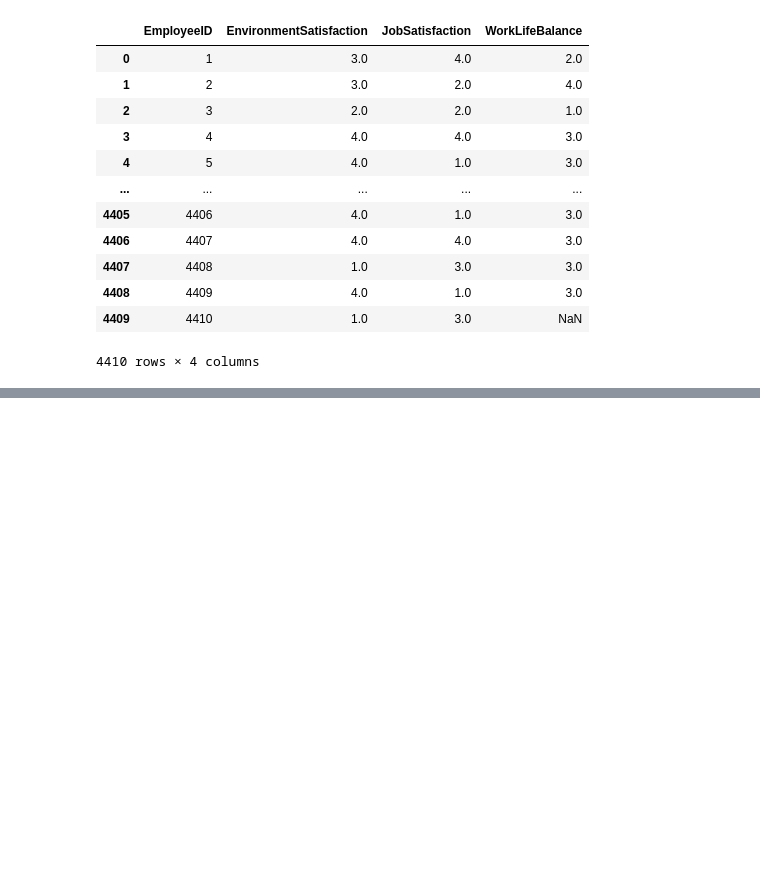
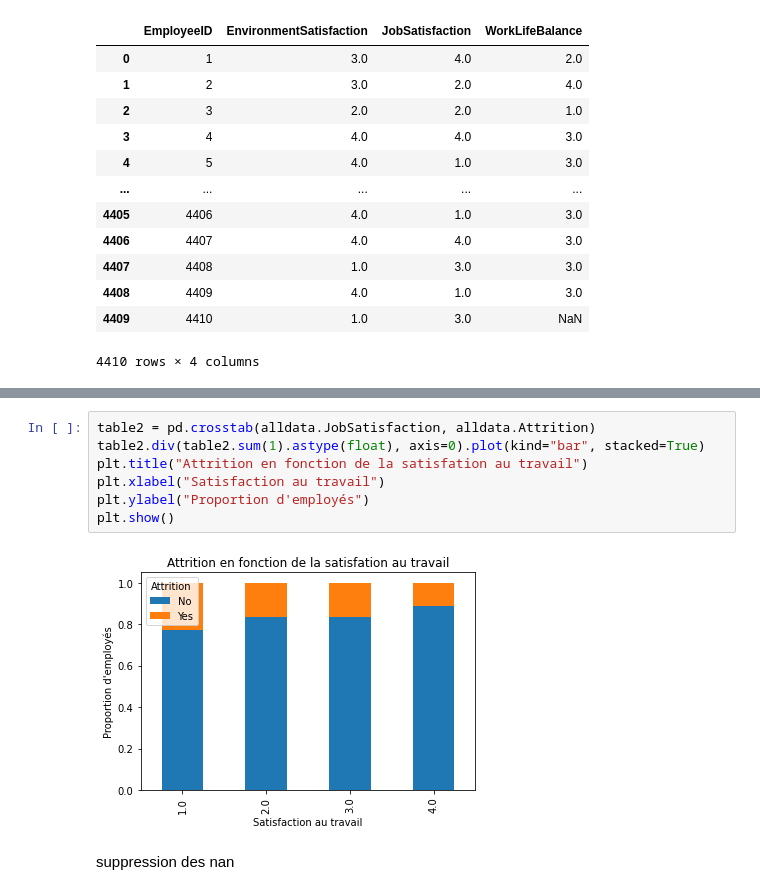
Before and after one commit to HugoLeBoennec/A4_Intelligence_Artificielle, a Jupyter notebook: Projet/ProjetIAMain.ipynb, the cells around one changed output, grey strips where cells are left out. Saved outputs shown, nothing was run; the diff lists cells and outputs as text; blank space fills up the shorter version.

```diff
--- a/Projet/ProjetIAMain.ipynb
+++ b/Projet/ProjetIAMain.ipynb
@@ -86,0 +126,11 @@ Name: Age, Length: 4410, dtype: int64
+# %%
+table2 = pd.crosstab(alldata.JobSatisfaction, alldata.Attrition)
+table2.div(table2.sum(1).astype(float), axis=0).plot(kind="bar", stacked=True)
+plt.title("Attrition en fonction de la satisfation au travail")
+plt.xlabel("Satisfaction au travail")
+plt.ylabel("Proportion d'employés")
+plt.show()
+# %% [output]
+[figure, added]
+# %% [markdown]
+suppression des nan
```
Also changed, not shown: parts of 26 cells of this notebook.
